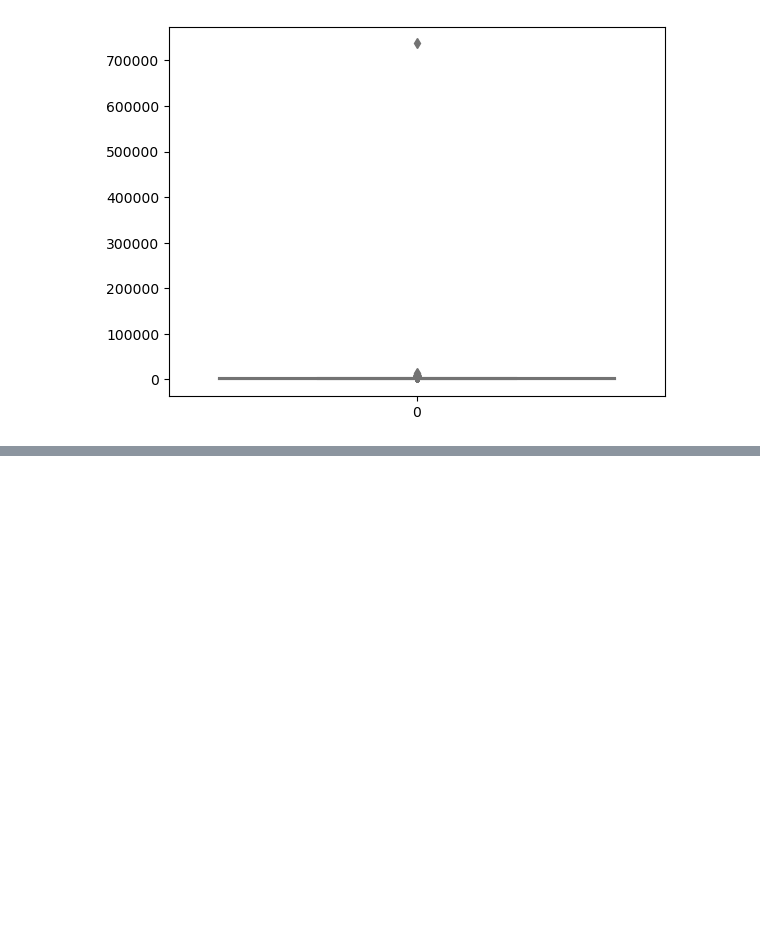
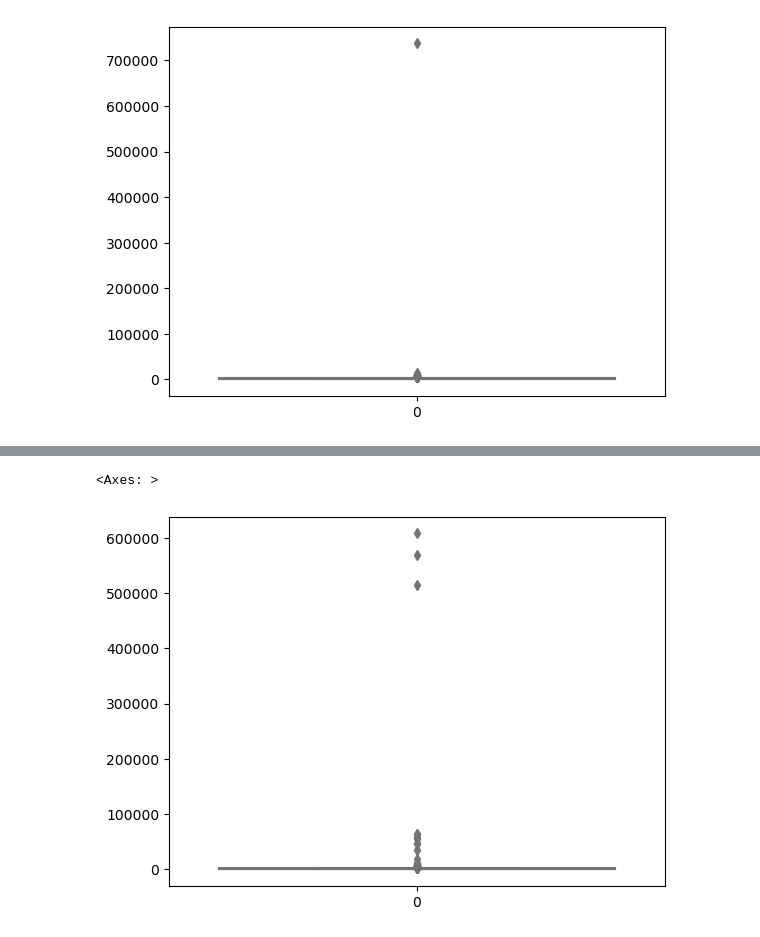
Before and after one commit to ogetijyothika/House-Price-Prediction, a Jupyter notebook: EDA(univariate analysis).ipynb, the cells around one changed output, grey strips where cells are left out. Saved outputs shown, nothing was run; the diff lists cells and outputs as text; code cells hidden in the pictures; blank space fills up the shorter version.

```diff
--- a/EDA(univariate analysis).ipynb
+++ b/EDA(univariate analysis).ipynb
@@ -617,0 +646,5 @@ sns.boxplot(df['built_up_area'], color='lightgreen')
+# %%
+sns.boxplot(df['carpet_area'].dropna(), color='lightgreen')
+# %% [output]
+<Axes: >
+[figure, added]
```
Also changed, not shown: parts of 15 cells of this notebook, 1 other file.
